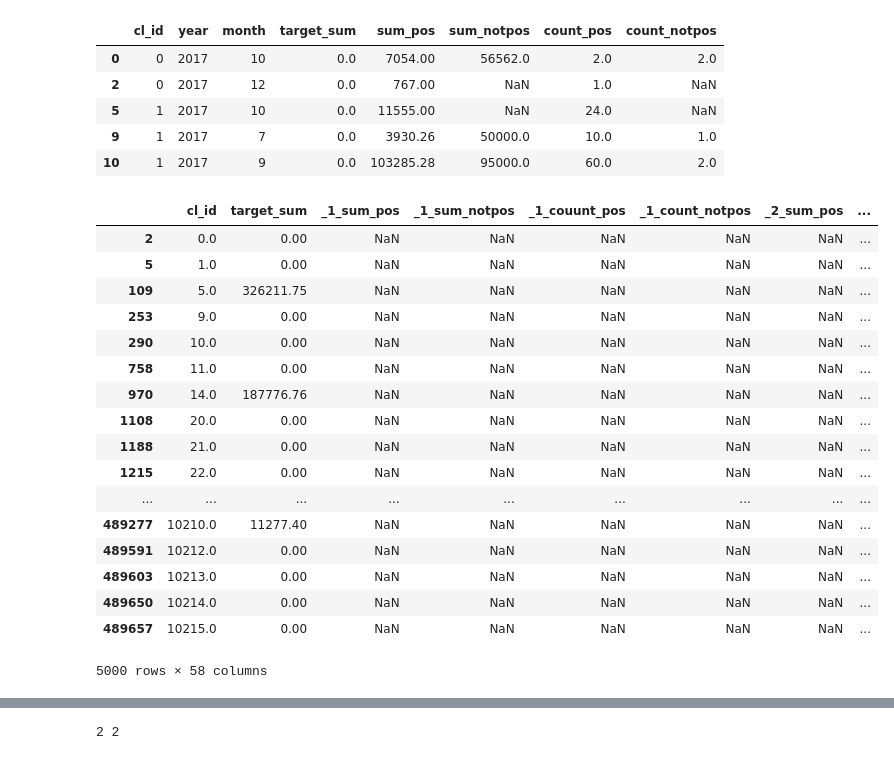
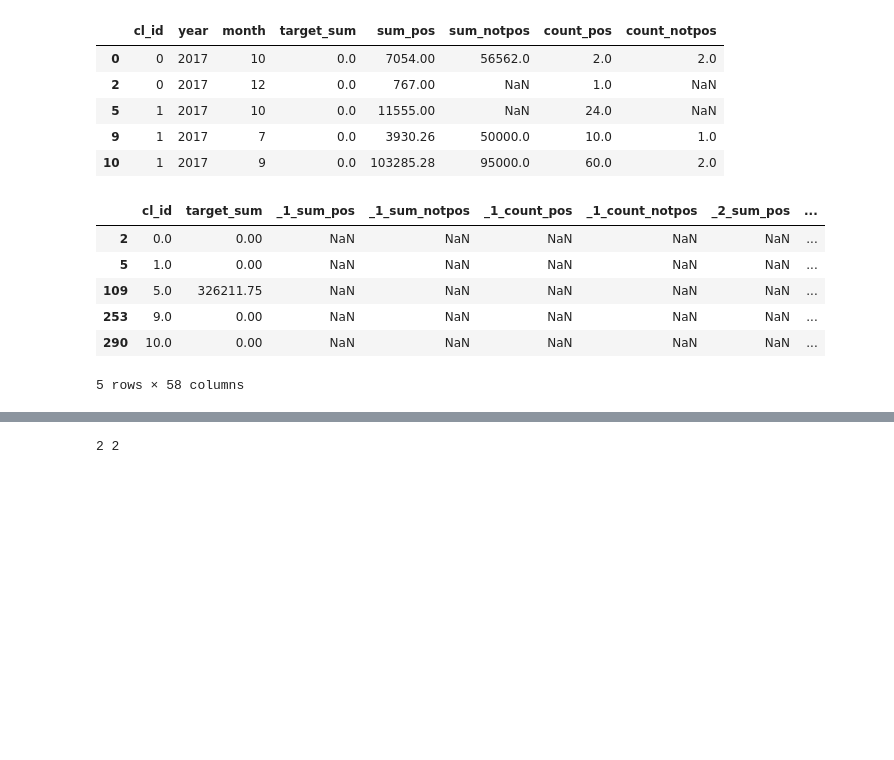
Before and after one commit to Hitriihoma/Machine-learning-course-task, a Jupyter notebook: Zubarev ML.ipynb, the cells around one changed output, grey strips where cells are left out. Cells and saved outputs as stored; diff of their text form; code cells hidden in the pictures; blank space fills up the shorter version.

```diff
--- a/Zubarev ML.ipynb
+++ b/Zubarev ML.ipynb
@@ -142,37 +142,26 @@ train.head()
 | 10 | 1 | 2017 | 9 | 0.0 | 103285.28 | 95000.0 | 60.0 | 2.0 |
 # %%
 # Через промедуточный датафрейм
-# train_TransFormed
+# train_trannsfo
 train_tf = pd.DataFrame(columns=['cl_id', 'target_sum'])
 for i in train.cl_id.unique():
     train_tf = train_tf.append(train[train['cl_id'] == i][['cl_id', 'target_sum']].iloc[0])
 
 for mon in range(1,train.groupby('cl_id').count().month.max()+1): # 14
     train_tf[f'_{mon}_sum_pos'] = np.NaN
     train_tf[f'_{mon}_sum_notpos'] = np.NaN
     train_tf[f'_{mon}_count_pos'] = np.NaN
     train_tf[f'_{mon}_count_notpos'] = np.NaN
 
 
 #train = train.sort_values(by=['cl_id', 'year', 'month'], ascending=[True, False, False])
 
-train_tf
+train_tf.head()
 # %% [output]
-|  | cl_id | target_sum | _1_sum_pos | _1_sum_notpos | _1_couunt_pos | _1_count_notpos | _2_sum_pos | ... |
+|  | cl_id | target_sum | _1_sum_pos | _1_sum_notpos | _1_count_pos | _1_count_notpos | _2_sum_pos | ... |
 | 2 | 0.0 | 0.00 | NaN | NaN | NaN | NaN | NaN | ... |
 | 5 | 1.0 | 0.00 | NaN | NaN | NaN | NaN | NaN | ... |
 | 109 | 5.0 | 326211.75 | NaN | NaN | NaN | NaN | NaN | ... |
 | 253 | 9.0 | 0.00 | NaN | NaN | NaN | NaN | NaN | ... |
 | 290 | 10.0 | 0.00 | NaN | NaN | NaN | NaN | NaN | ... |
-| 758 | 11.0 | 0.00 | NaN | NaN | NaN | NaN | NaN | ... |
-| 970 | 14.0 | 187776.76 | NaN | NaN | NaN | NaN | NaN | ... |
-| 1108 | 20.0 | 0.00 | NaN | NaN | NaN | NaN | NaN | ... |
-| 1188 | 21.0 | 0.00 | NaN | NaN | NaN | NaN | NaN | ... |
-| 1215 | 22.0 | 0.00 | NaN | NaN | NaN | NaN | NaN | ... |
-| ... | ... | ... | ... | ... | ... | ... | ... | ... |
-| 489277 | 10210.0 | 11277.40 | NaN | NaN | NaN | NaN | NaN | ... |
-| 489591 | 10212.0 | 0.00 | NaN | NaN | NaN | NaN | NaN | ... |
-| 489603 | 10213.0 | 0.00 | NaN | NaN | NaN | NaN | NaN | ... |
-| 489650 | 10214.0 | 0.00 | NaN | NaN | NaN | NaN | NaN | ... |
-| 489657 | 10215.0 | 0.00 | NaN | NaN | NaN | NaN | NaN | ... |
-5000 rows × 58 columns
+5 rows × 58 columns
```
Also changed, not shown: parts of 8 cells of this notebook.
